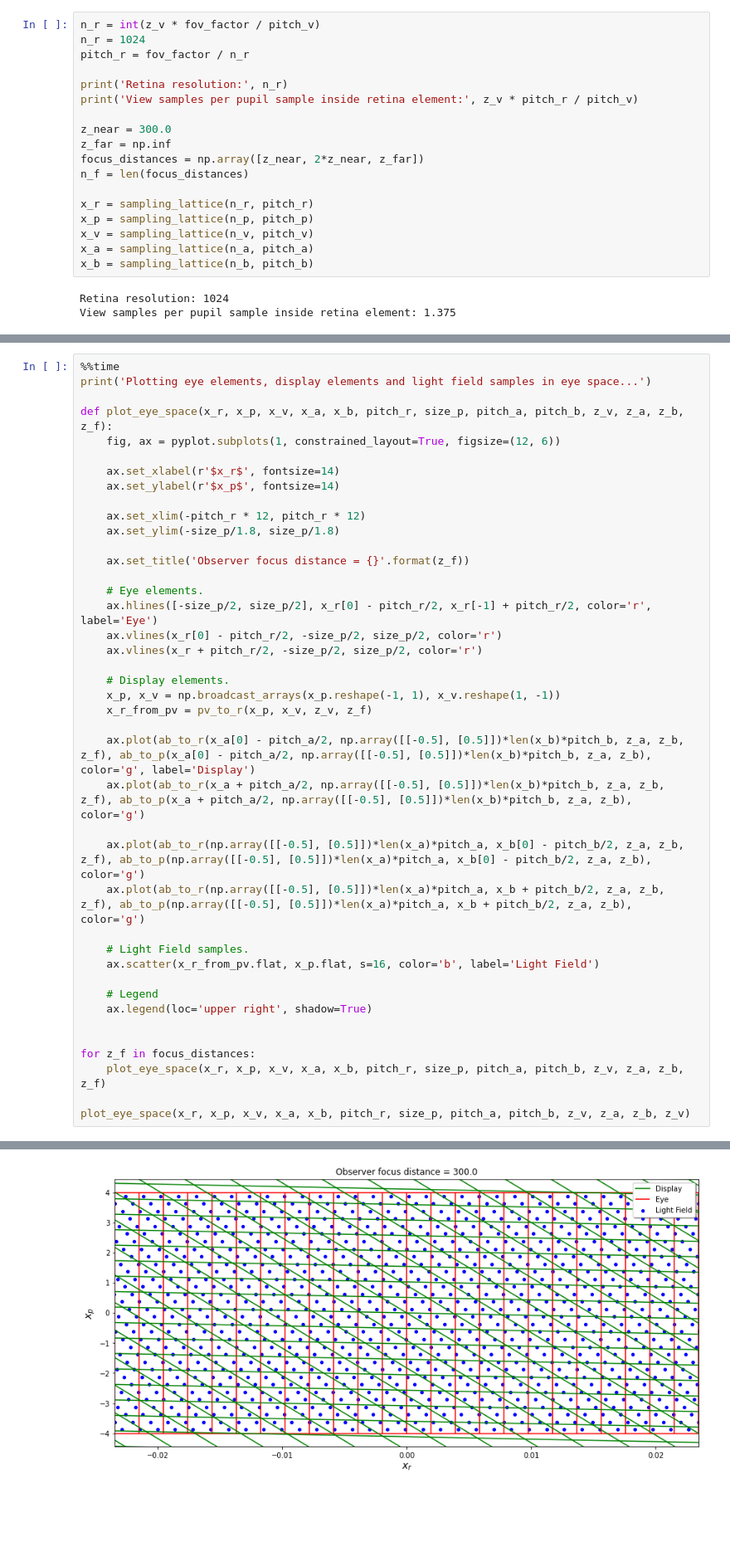
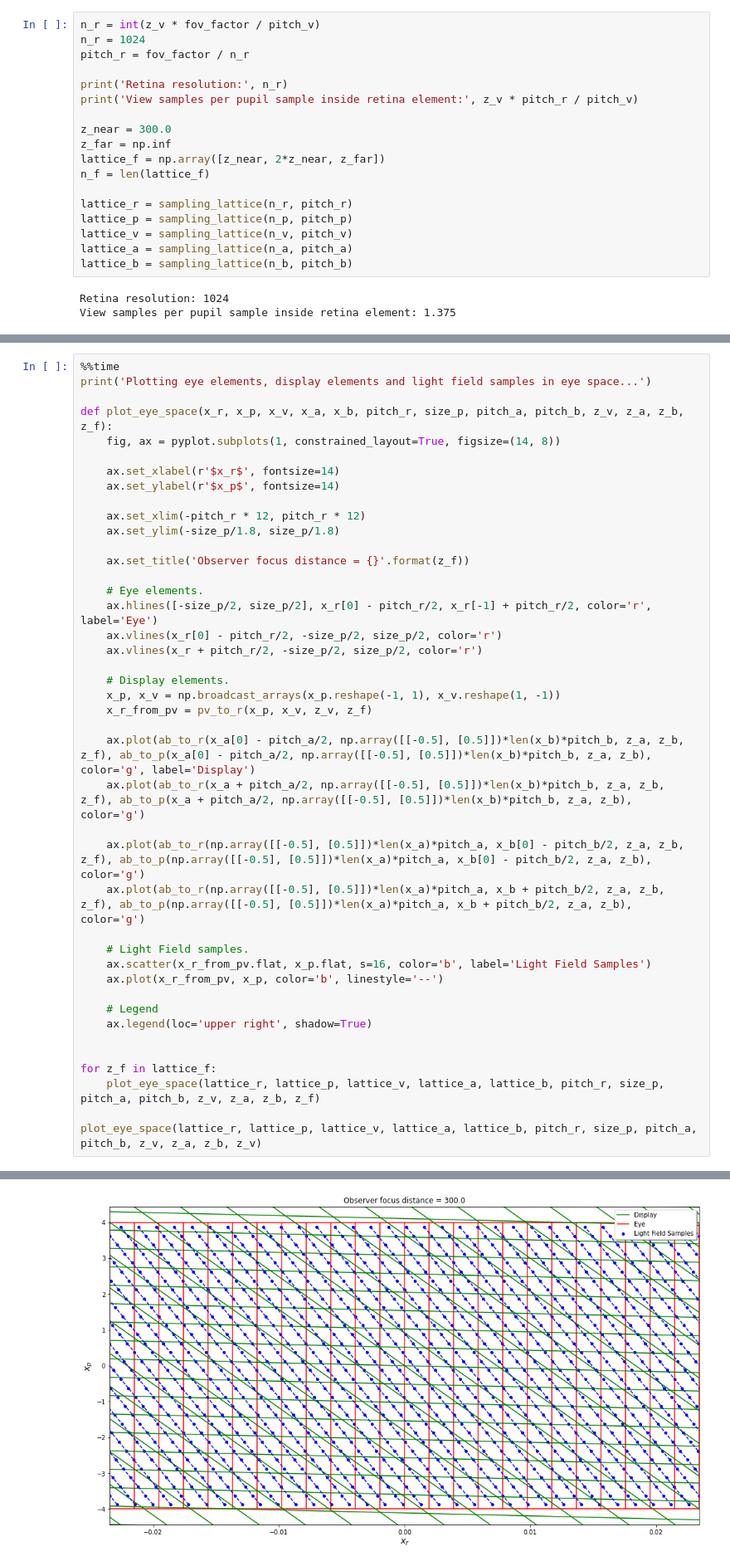
Before and after one commit to raolirom/light-field-prefiltering, a Jupyter notebook: display-sponza.ipynb, the cells around one changed output, grey strips where cells are left out. Shown at 83% size. Cells and saved outputs as stored; diff of their text form; blank space fills up the shorter version.

```diff
--- a/display-sponza.ipynb
+++ b/display-sponza.ipynb
@@ -139,14 +214,14 @@ print('View samples per pupil sample inside retina element:', z_v * pitch_r / pi
 
 z_near = 300.0
 z_far = np.inf
-focus_distances = np.array([z_near, 2*z_near, z_far])
-n_f = len(focus_distances)
+lattice_f = np.array([z_near, 2*z_near, z_far])
+n_f = len(lattice_f)
 
-x_r = sampling_lattice(n_r, pitch_r)
-x_p = sampling_lattice(n_p, pitch_p)
-x_v = sampling_lattice(n_v, pitch_v)
-x_a = sampling_lattice(n_a, pitch_a)
-x_b = sampling_lattice(n_b, pitch_b)
+lattice_r = sampling_lattice(n_r, pitch_r)
+lattice_p = sampling_lattice(n_p, pitch_p)
+lattice_v = sampling_lattice(n_v, pitch_v)
+lattice_a = sampling_lattice(n_a, pitch_a)
+lattice_b = sampling_lattice(n_b, pitch_b)
 # %% [output]
 Retina resolution: 1024
 View samples per pupil sample inside retina element: 1.375
@@ -163,7 +230,7 @@ $$ \begin{align*}
 print('Plotting eye elements, display elements and light field samples in eye space...')
 
 def plot_eye_space(x_r, x_p, x_v, x_a, x_b, pitch_r, size_p, pitch_a, pitch_b, z_v, z_a, z_b, z_f):
-    fig, ax = pyplot.subplots(1, constrained_layout=True, figsize=(12, 6))
+    fig, ax = pyplot.subplots(1, constrained_layout=True, figsize=(14, 8))
 
     ax.set_xlabel(r'$x_r$', fontsize=14)
     ax.set_ylabel(r'$x_p$', fontsize=14)
@@ -189,15 +256,16 @@ def plot_eye_space(x_r, x_p, x_v, x_a, x_b, pitch_r, size_p, pitch_a, pitch_b, z
     ax.plot(ab_to_r(np.array([[-0.5], [0.5]])*len(x_a)*pitch_a, x_b + pitch_b/2, z_a, z_b, z_f), ab_to_p(np.array([[-0.5], [0.5]])*len(x_a)*pitch_a, x_b + pitch_b/2, z_a, z_b), color='g')
 
     # Light Field samples.
-    ax.scatter(x_r_from_pv.flat, x_p.flat, s=16, color='b', label='Light Field')
+    ax.scatter(x_r_from_pv.flat, x_p.flat, s=16, color='b', label='Light Field Samples')
+    ax.plot(x_r_from_pv, x_p, color='b', linestyle='--')
 
     # Legend
     ax.legend(loc='upper right', shadow=True)
 
 
-for z_f in focus_distances:
-    plot_eye_space(x_r, x_p, x_v, x_a, x_b, pitch_r, size_p, pitch_a, pitch_b, z_v, z_a, z_b, z_f)
+for z_f in lattice_f:
+    plot_eye_space(lattice_r, lattice_p, lattice_v, lattice_a, lattice_b, pitch_r, size_p, pitch_a, pitch_b, z_v, z_a, z_b, z_f)
 
-plot_eye_space(x_r, x_p, x_v, x_a, x_b, pitch_r, size_p, pitch_a, pitch_b, z_v, z_a, z_b, z_v)
+plot_eye_space(lattice_r, lattice_p, lattice_v, lattice_a, lattice_b, pitch_r, size_p, pitch_a, pitch_b, z_v, z_a, z_b, z_v)
 # %% [output]
 Plotting eye elements, display elements and light field samples in eye space...
@@ -205 +273 @@ Wall time: 1.26 s
-[figure, old version]
+[figure, new version]
```
Also changed, not shown: parts of 9 cells of this notebook.
